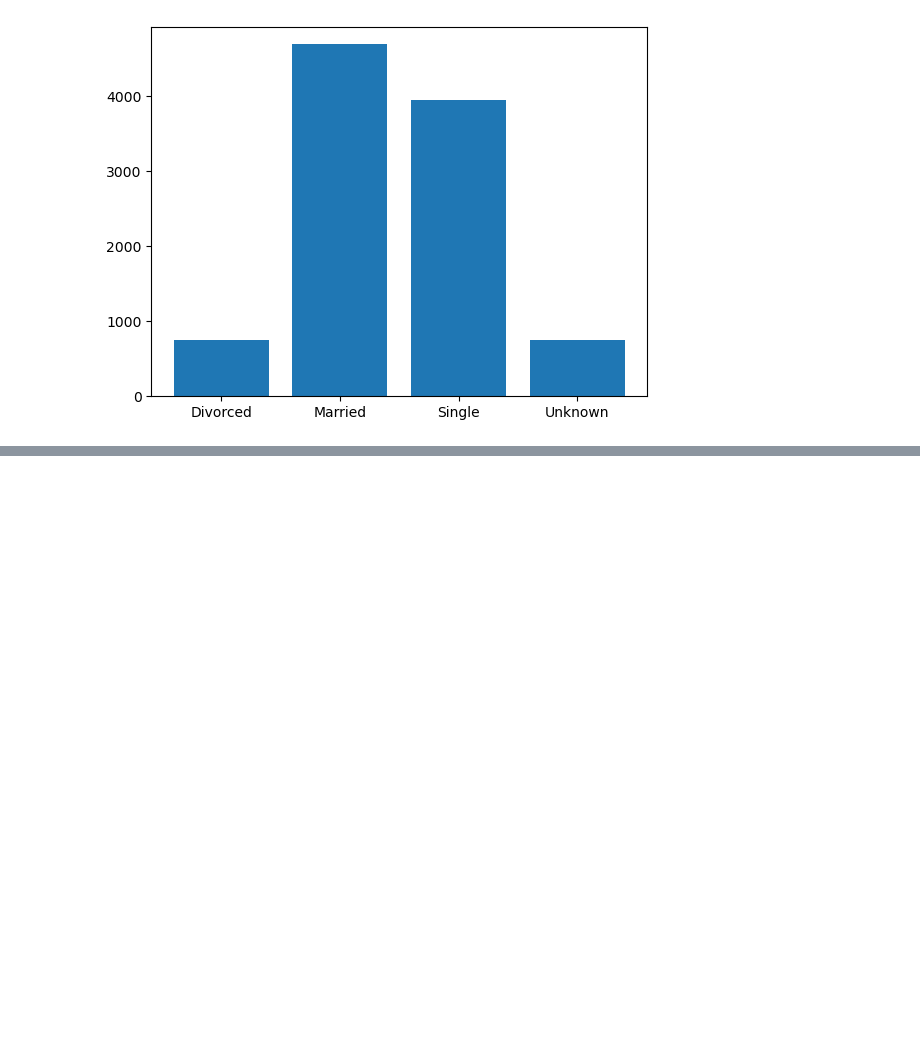
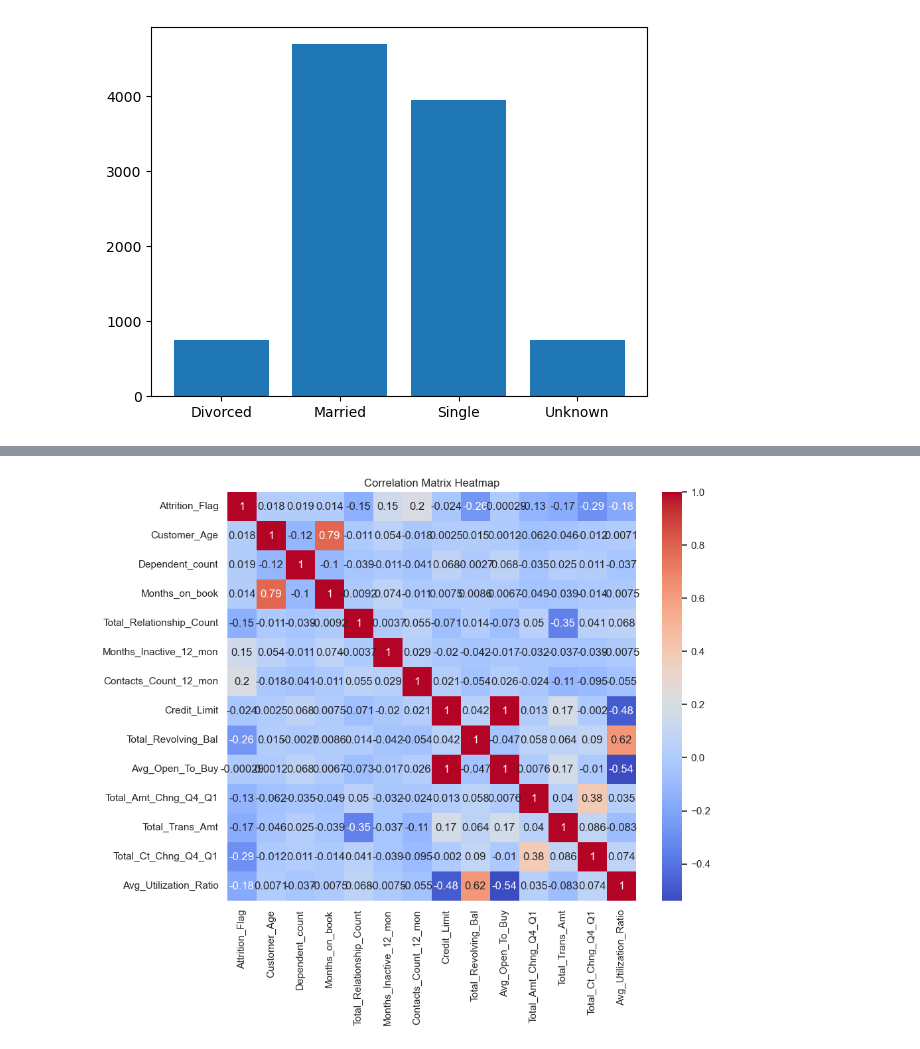
Before and after one commit to liyan0312/Big-Data-and-Machine-Learning, a Jupyter notebook: BankChurners.ipynb, the cells around one changed output, grey strips where cells are left out. Cells and saved outputs as stored; diff of their text form; code cells hidden in the pictures; blank space fills up the shorter version.

```diff
--- a/BankChurners.ipynb
+++ b/BankChurners.ipynb
@@ -228,0 +256,37 @@ df.printSchema()
+# %%
+from pyspark.sql import SparkSession
+from pyspark.ml.feature import VectorAssembler
+from pyspark.ml.stat import Correlation
+from pyspark.sql.types import StringType
+
+numeric_data_types = ['int', 'double', 'float', 'long']
+
+# Select a subset that only contains numerical columns
+numeric_columns = [col_name for col_name, data_type in df.dtypes if data_type.lower() in numeric_data_types]
+df_numeric = df.select(numeric_columns)
+
+from pyspark.ml.feature import VectorAssembler
+
+vector_assembler = VectorAssembler(inputCols=df_numeric.columns, outputCol="features")
+df_assembled = vector_assembler.transform(df_numeric).select("features")
+
+# Using Correlation to Calculate Correlation
+from pyspark.ml.stat import Correlation
+
+correlation_matrix = Correlation.corr(df_assembled, "features").head()[0]
+
+# Convert the correlation matrix to Pandas DataFrame for display
+import pandas as pd
+
+correlation_matrix_df = pd.DataFrame(correlation_matrix.toArray(), columns=df_numeric.columns, index=df_numeric.columns)
+
+# Display correlation matrix
+
+sns.set(style="white")
+plt.figure(figsize=(10, 8))
+sns.heatmap(correlation_matrix_df, annot=True, cmap="coolwarm", square=True)
+
+plt.title("Correlation Matrix Heatmap")
+
+plt.show()
+# %% [output]
@@ -228,0 +294 @@ df.printSchema()
+[figure, added]
```
Also changed, not shown: parts of 68 cells of this notebook.
